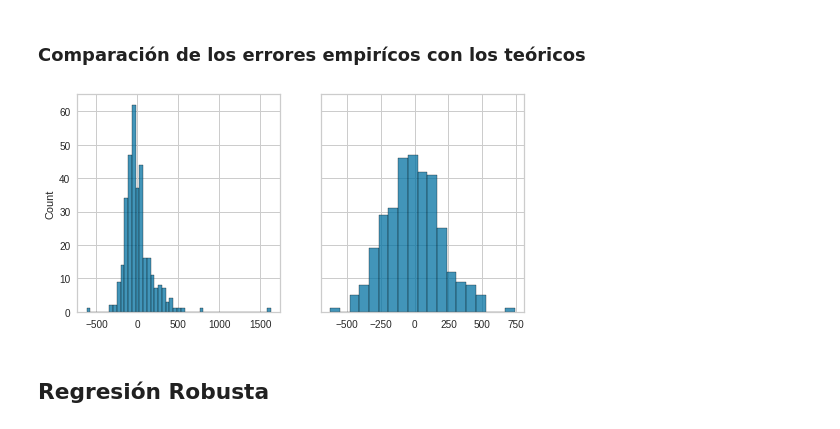
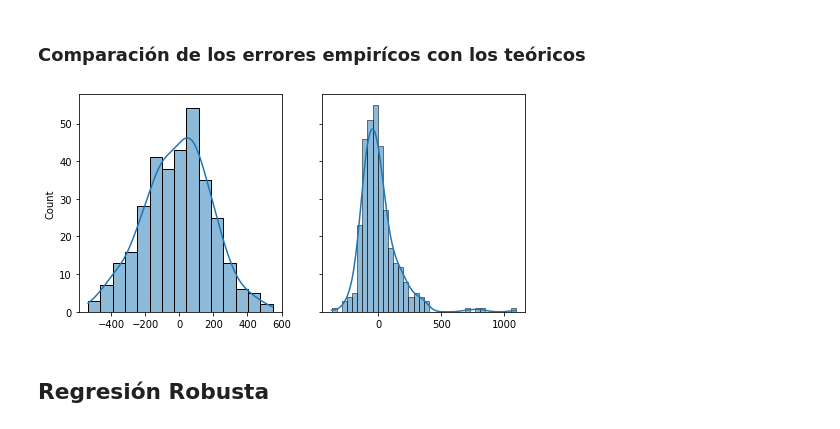
Before and after one commit to AnIsAsPe/Regresion-Robusta-para-estimar-tiempo-de-respuesta-de-un-servicio-de-emergencia, a Jupyter notebook: Response_time_Paris_Fire_Brigade.ipynb, the cells around one changed output. Drawn from its saved outputs; the diff is of its cells as text; code cells hidden in the pictures.

```diff
--- a/Response_time_Paris_Fire_Brigade.ipynb
+++ b/Response_time_Paris_Fire_Brigade.ipynb
@@ -597,10 +573,13 @@ errores_teoricos = np.random.normal(media, des_est, 329)
 # %%
+# Comparación de la distribución teórica y empirica de los errores
+errores_teoricos = np.random.normal(media, des_est, 329)
+
 fig, ax = plt.subplots(1, 2, figsize=(8, 4), sharey='all')
-for dat, subplot in zip((errores_, errores_teoricos), ax.flatten()):
-  sns.histplot(x=dat, ax=subplot )
+for dat, subplot in zip((errores_teoricos, errores_), ax.flatten()):
+  sns.histplot(x=dat, ax=subplot, kde=True, )
 plt.show()
 # %% [output]
-[figure, old version]
+[figure, new version]
 # %% [markdown]
 ## Regresión Robusta
 # %%
```
Also changed, not shown: parts of 15 cells of this notebook.
